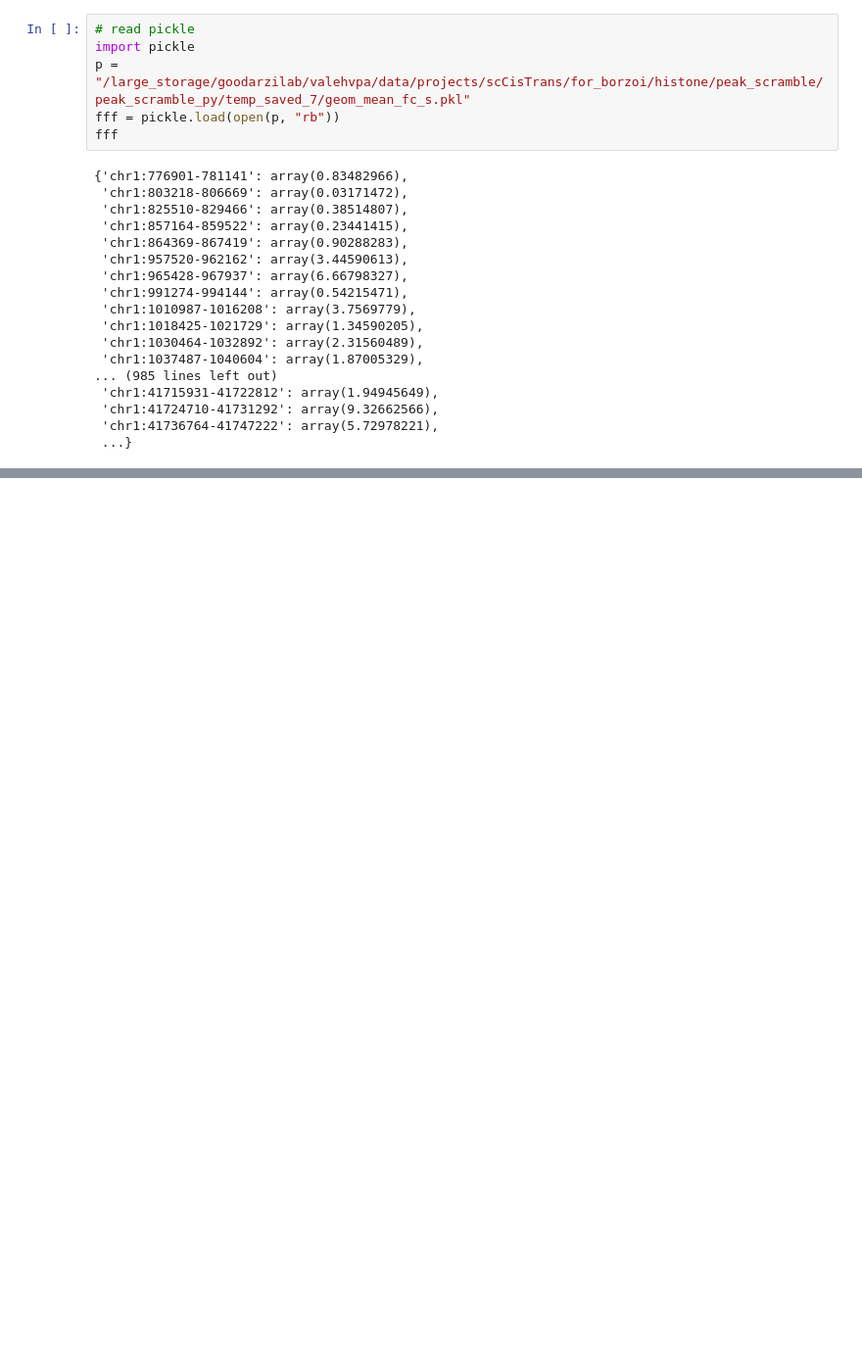
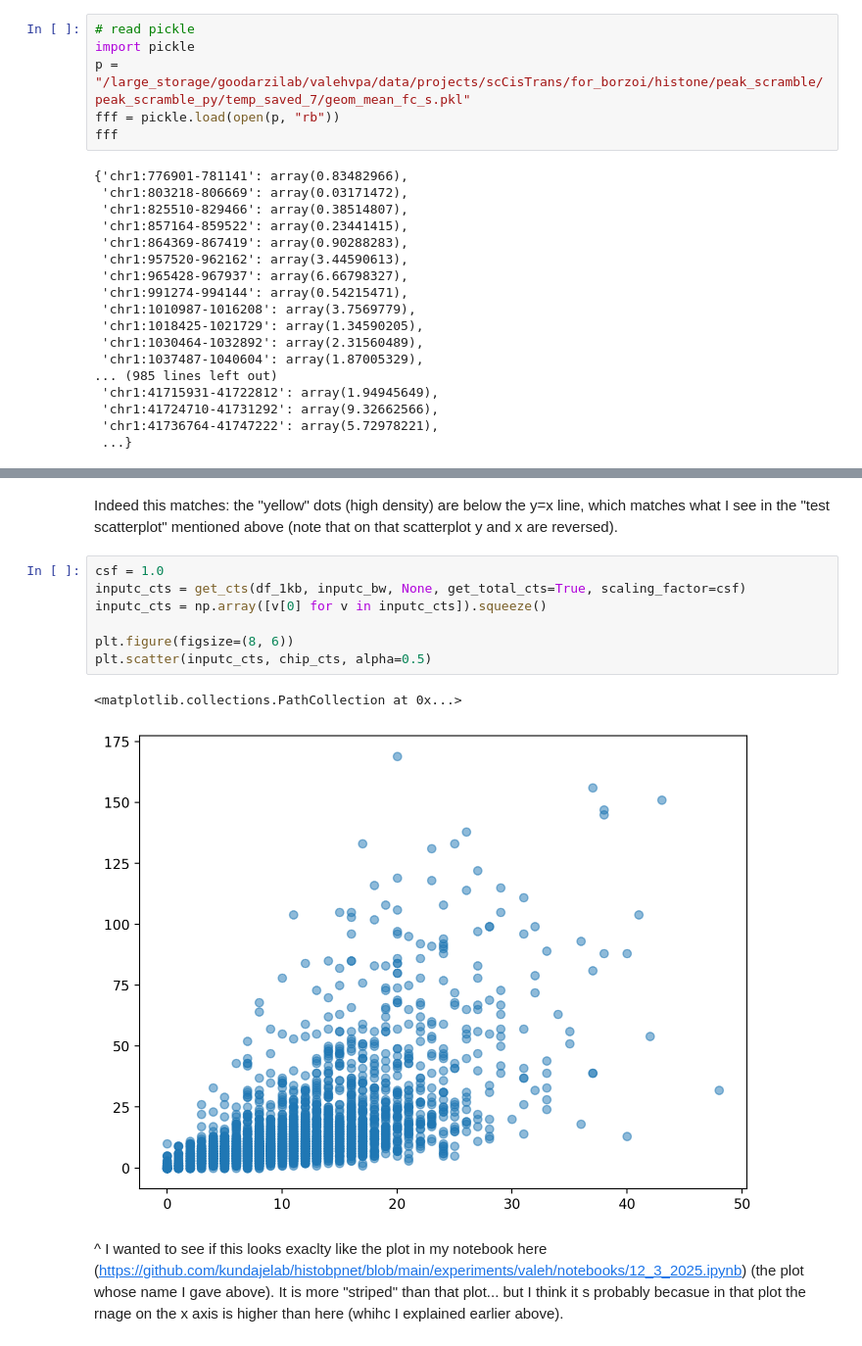
Before and after one commit to kundajelab/histobpnet, a Jupyter notebook: experiments/valeh/notebooks/1_19_2026.ipynb, the cells around one changed output, grey strips where cells are left out. Shown at 98% size. Cells and saved outputs as stored; diff of their text form; blank space fills up the shorter version.

```diff
--- a/experiments/valeh/notebooks/1_19_2026.ipynb
+++ b/experiments/valeh/notebooks/1_19_2026.ipynb
@@ -985,0 +1119,14 @@ fff
+# %% [markdown]
+Indeed this matches: the "yellow" dots (high density) are below the y=x line, which matches what I see in the "test scatterplot" mentioned above (note that on that scatterplot y and x are reversed).
+# %%
+csf = 1.0
+inputc_cts = get_cts(df_1kb, inputc_bw, None, get_total_cts=True, scaling_factor=csf)
+inputc_cts = np.array([v[0] for v in inputc_cts]).squeeze()
+
+plt.figure(figsize=(8, 6))
+plt.scatter(inputc_cts, chip_cts, alpha=0.5)
+# %% [output]
+<matplotlib.collections.PathCollection at 0x...>
+[figure, added]
+# %% [markdown]
+^ I wanted to see if this looks exaclty like the plot in my notebook here (https://github.com/kundajelab/histobpnet/blob/main/experiments/valeh/notebooks/12_3_2025.ipynb) (the plot whose name I gave above). It is more "striped" than that plot... but I think it s probably becasue in that plot the rnage on the x axis is higher than here (whihc I explained earlier above).
```
Also changed, not shown: parts of 18 cells of this notebook, 1 other file.
